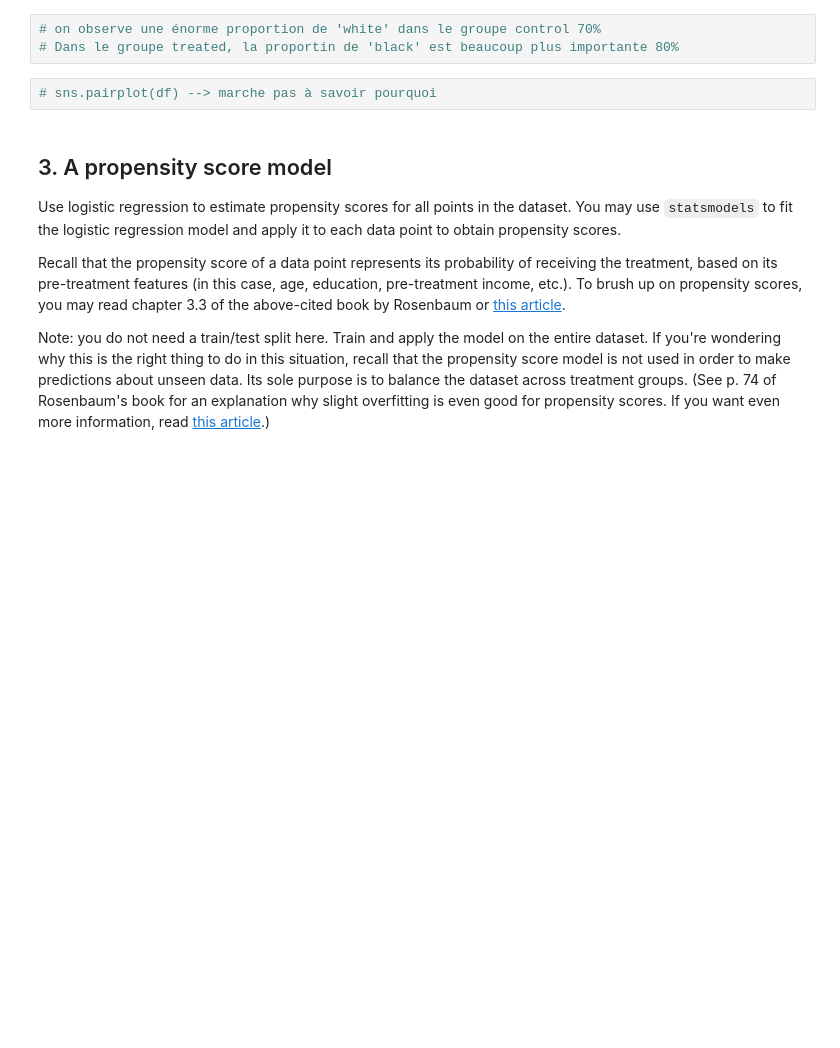
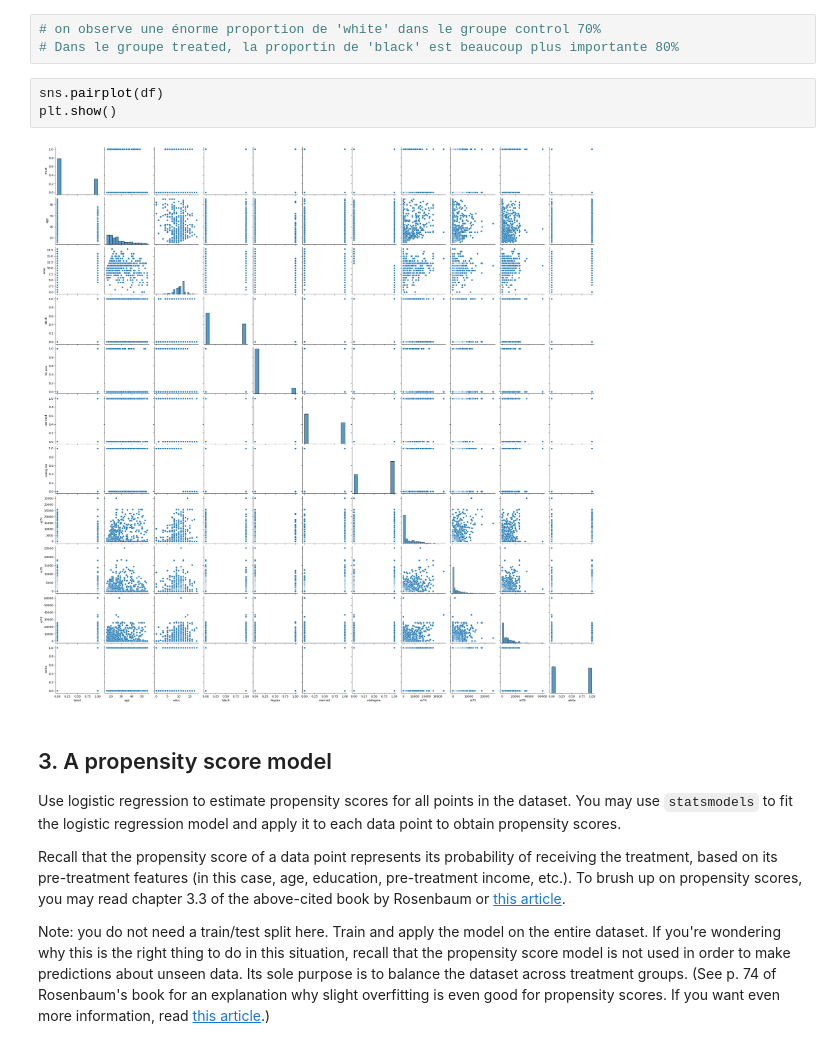
Before and after one commit to BaptisteCarmier/ADA--2024, a Jupyter notebook: Exercises/05 - Causal analysis of observational data/Observational studies exercise.ipynb, the cells around one changed output. Drawn from its saved outputs; the diff is of its cells as text; blank space fills up the shorter version.

```diff
--- a/Exercises/05 - Causal analysis of observational data/Observational studies exercise.ipynb
+++ b/Exercises/05 - Causal analysis of observational data/Observational studies exercise.ipynb
@@ -222,8 +221,11 @@ plt.show()
 # %%
 # on observe une énorme proportion de 'white' dans le groupe control 70%
 # Dans le groupe treated, la proportin de 'black' est beaucoup plus importante 80%
-# %%
-# sns.pairplot(df) --> marche pas à savoir pourquoi
+# %%
+sns.pairplot(df)
+plt.show()
+# %% [output]
+[figure, added]
 # %% [markdown]
 ## 3. A propensity score model
 
```
Also changed, not shown: parts of 3 cells of this notebook, 1 other file.
